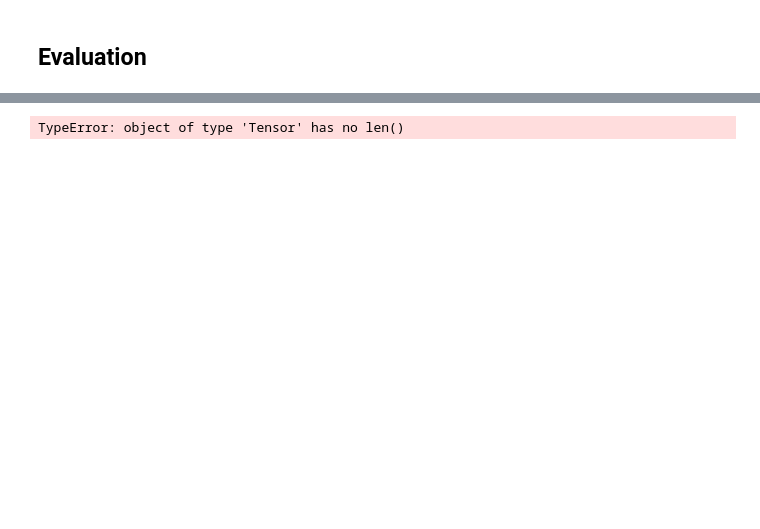
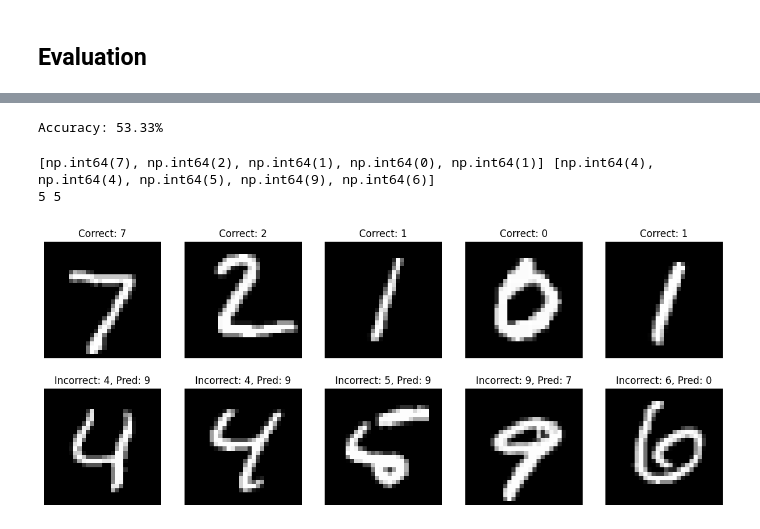
Before and after one commit to concl/machines, a Jupyter notebook: machine_learning/numpy_autograd/ffn_mnist_demo.ipynb, the cells around one changed output, grey strips where cells are left out. Cells and saved outputs as stored; diff of their text form; code cells hidden in the pictures; blank space fills up the shorter version.

```diff
--- a/machine_learning/numpy_autograd/ffn_mnist_demo.ipynb
+++ b/machine_learning/numpy_autograd/ffn_mnist_demo.ipynb
@@ -111,7 +113,8 @@ plt.show()
 # %%
 
 correct_example_images, correct_example_labels = [], []
-incorrect_example_images, incorrect_example_labels = [], []
+incorrect_example_images, incorrect_example_labels, incorrect_predictions = [], [], []
+
 
 test_loader = DataLoader(test_data, batch_size=5, shuffle=False)
 
@@ -124,10 +127,37 @@ for images, labels in test_loader:
     total += labels.shape[0]
     correct += (predicted == labels.data.flatten()).sum().item()
 
-    if len(correct_example_images) < 5:
-
-
+    if len(correct_example_images) < 5 or len(incorrect_example_images) < 5:
+        for img, lbl, pred in zip(images.data, labels.data.flatten(), predicted):
+            if lbl == pred:
+                if len(correct_example_images) < 5:
+                    correct_example_images.append(img.reshape(28, 28))
+                    correct_example_labels.append(lbl)
+            elif lbl != pred:
+                if len(incorrect_example_images) < 5:
+                    incorrect_example_images.append(img.reshape(28, 28))
+                    incorrect_example_labels.append(lbl)
+                    incorrect_predictions.append(pred)
 
 print(f"Accuracy: {100 * correct / total}%")
 # %% [output]
-TypeError: object of type 'Tensor' has no len()
+Accuracy: 53.33%
+# %%
+print(correct_example_labels, incorrect_example_labels)
+
+print(len(correct_example_images), len(incorrect_example_images))
+
+fig, axes = plt.subplots(2, 5, figsize=(15, 6))
+for i in range(5):
+    axes[0, i].imshow(correct_example_images[i], cmap="gray")
+    axes[0, i].set_title(f"Correct: {correct_example_labels[i]}")
+    axes[0, i].axis("off")
+
+    axes[1, i].imshow(incorrect_example_images[i], cmap="gray")
+    axes[1, i].set_title(f"Incorrect: {incorrect_example_labels[i]}, Pred: {incorrect_predictions[i]}")
+    axes[1, i].axis("off")
+plt.show()
+# %% [output]
+[np.int64(7), np.int64(2), np.int64(1), np.int64(0), np.int64(1)] [np.int64(4), np.int64(4), np.int64(5), np.int64(9), np.int64(6)]
+5 5
+[figure, added]
```
Also changed, not shown: parts of 2 cells of this notebook, 1 other file.
